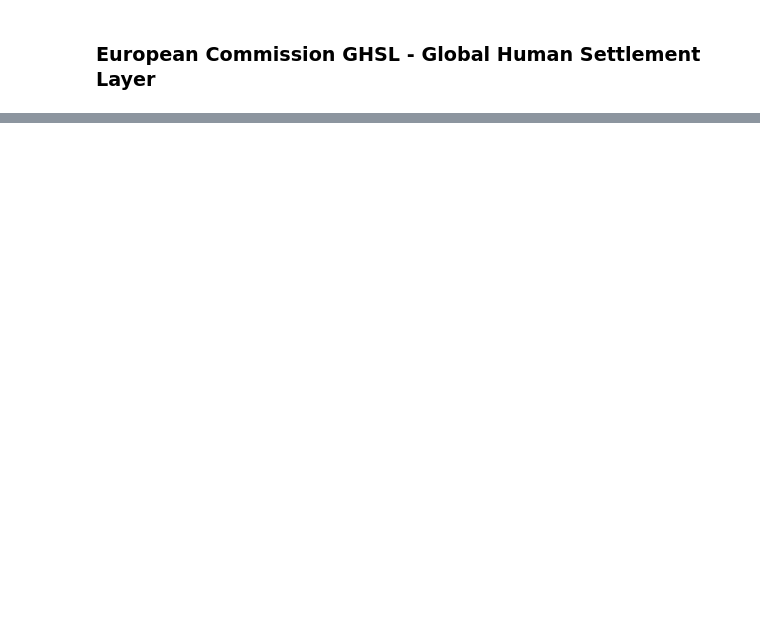
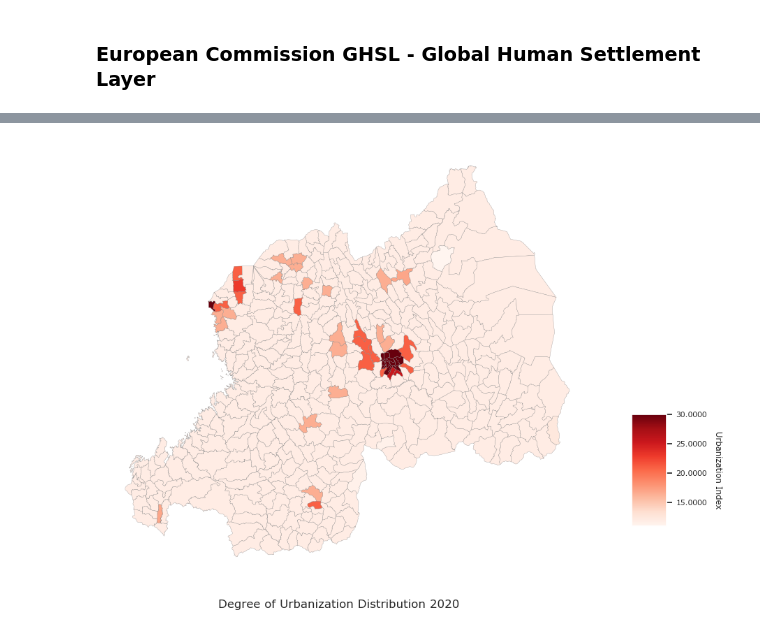
Before and after one commit to ekohgenius/phd_research_rwanda_analysis, a Jupyter notebook: data_exploration.ipynb, the cells around one changed output, grey strips where cells are left out. Cells and saved outputs as stored; diff of their text form; code cells hidden in the pictures; blank space fills up the shorter version.

```diff
--- a/data_exploration.ipynb
+++ b/data_exploration.ipynb
@@ -245,0 +286,10 @@ builtup_index_2020
+# %%
+# Degree of Urbanization
+
+urban_2010_shp = clip_tif_file("../data/european_commision/GHS_SMOD_E2010_GLOBE_R2023A_54009_1000_V1_0.tif")
+urban_2015_shp = clip_tif_file("../data/european_commision/GHS_SMOD_E2015_GLOBE_R2023A_54009_1000_V1_0.tif")
+urban_2020_shp = clip_tif_file("../data/european_commision/GHS_SMOD_E2020_GLOBE_R2023A_54009_1000_V1_0.tif")
+
+urban_2010 = compute_administrative_metric(urban_2010_shp, "sector")
+urban_2015 = compute_administrative_metric(urban_2015_shp, "sector")
+urban_2020 = compute_administrative_metric(urban_2020_shp, "sector")
@@ -245,0 +312,5 @@ builtup_index_2020
+# %%
+plot_geopandas(urban_2020, "pixel_value", colorbar_title="Urbanization Index",
+               plot_title="Degree of Urbanization Distribution 2020")
+# %% [output]
+[figure, added]
```
Also changed, not shown: parts of 10 cells of this notebook.
